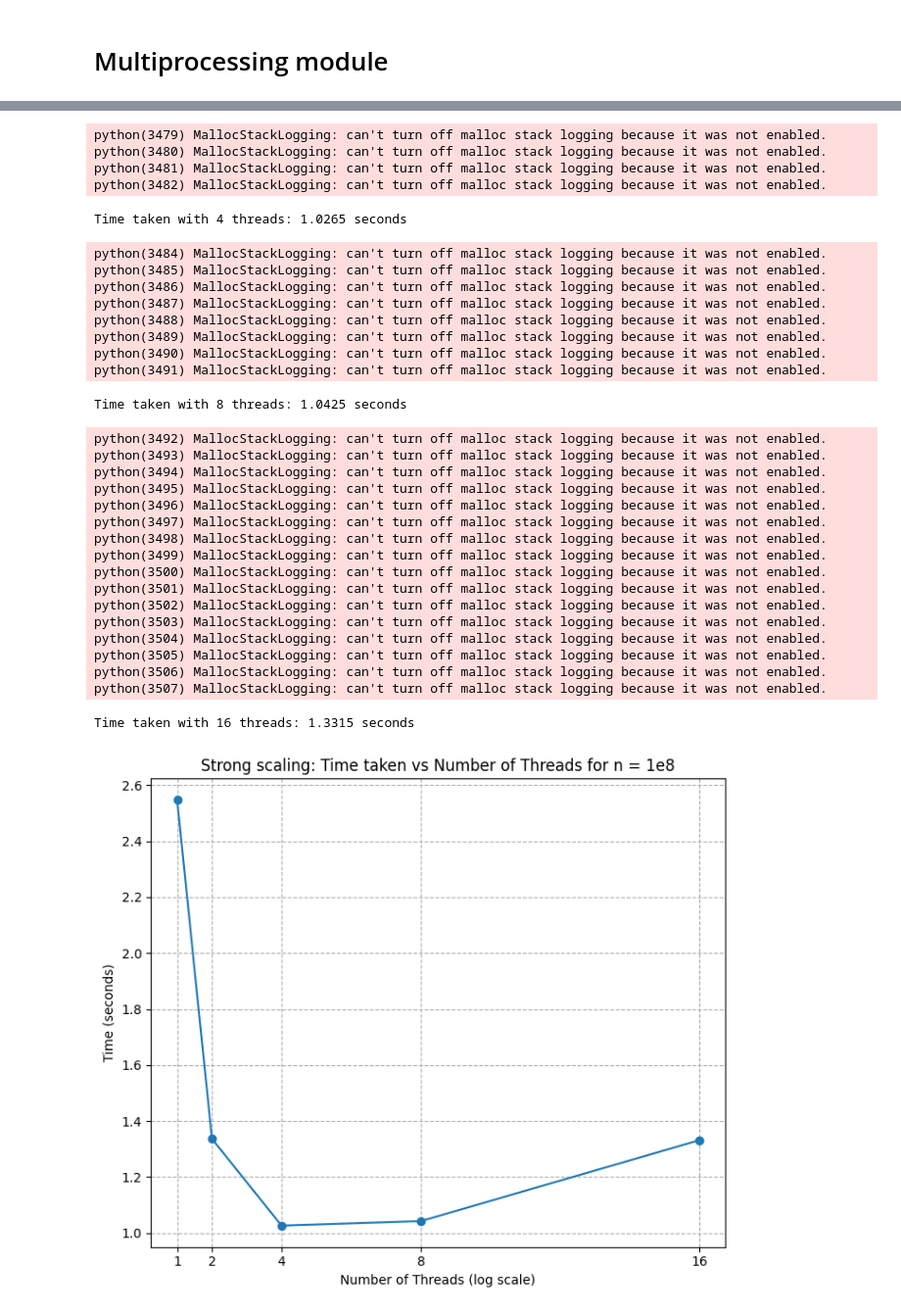
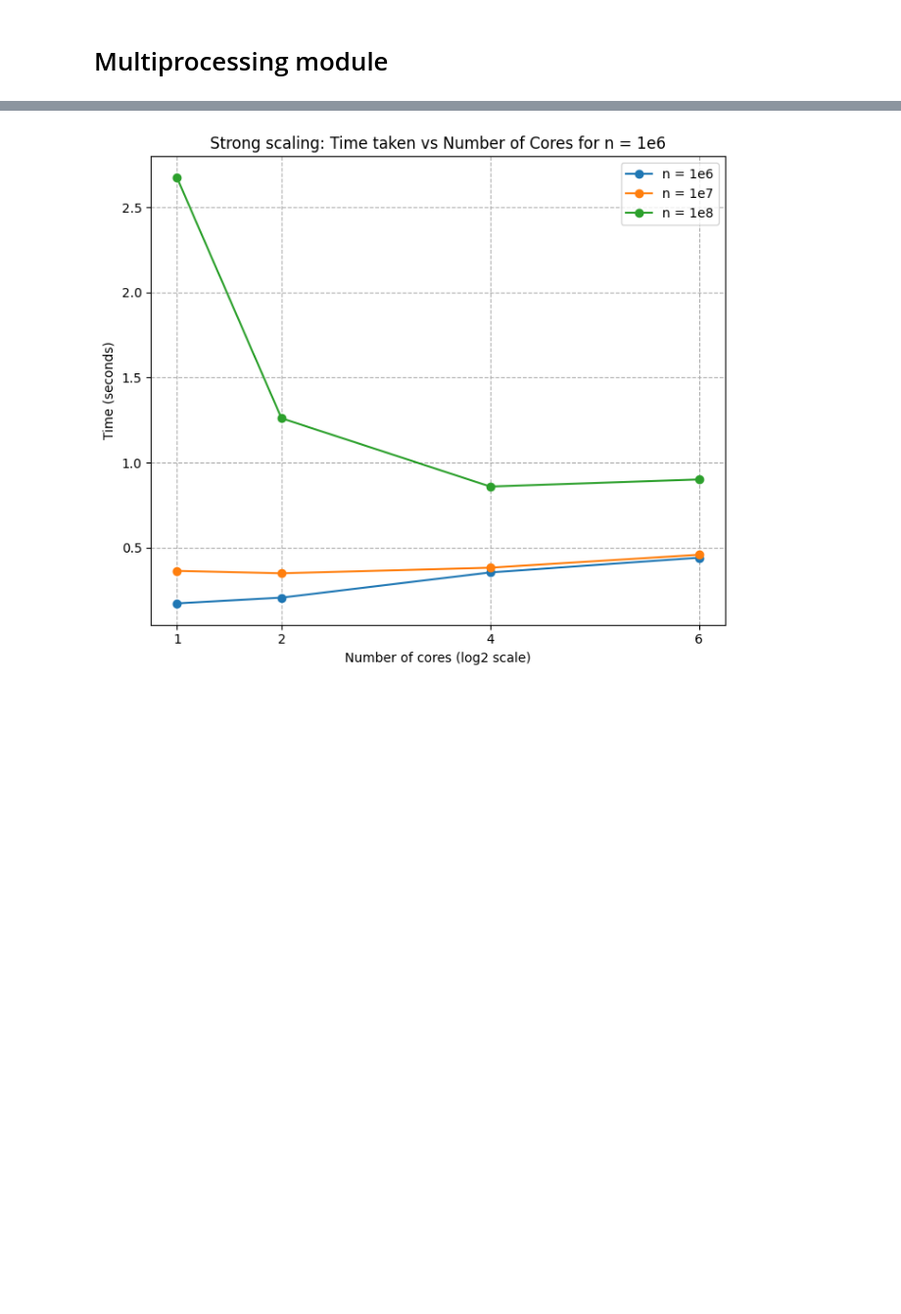
Before and after one commit to desaiamogh31/utd-hpc-course-repo, a Jupyter notebook: hw4/src/lorentz.ipynb, the cells around one changed output, grey strips where cells are left out. Shown at 98% size. Cells and saved outputs as stored; diff of their text form; code cells hidden in the pictures; blank space fills up the shorter version.

```diff
--- a/hw4/src/lorentz.ipynb
+++ b/hw4/src/lorentz.ipynb
@@ -94,27 +94,30 @@ import mp_lorentz
 import matplotlib.pyplot as plt
 
 #Strong Scaling
-n=1e8
-times=[]
-thread_counts = [1, 2, 4, 8, 16]
-for n_threads in thread_counts:
-    start_time = time.perf_counter()
-    local_counts = mp_lorentz.run_multiproc(n, n_cores=n_threads)
-    end_time = time.perf_counter()
-    thread_time =  end_time - start_time
-    times.append(thread_time)
-    print(f"Time taken with {n_threads} threads: {end_time - start_time:.4f} seconds")
+n=[1e6, 1e7, 1e8]
+repeats = 5
+thread_counts = [1, 2, 3, 4, 6]
+times = np.zeros((len(n), len(thread_counts)))
+for i, n_val in enumerate(n):
+    n_val = int(n_val)
+    local_counts = mp_lorentz.run_multiproc(n_val, n_cores=1)  # Run once to warm up
+    for j, n_threads in enumerate(thread_counts):
+        avg_time = timeit.timeit(lambda: mp_lorentz.run_multiproc(n_val, n_cores= n_threads), number =repeats )/repeats
+        times[i, j] = avg_time
+        print(f"Time taken with {n_threads} threads: {avg_time:.4f} seconds")
 
 
 #plot_histogram(local_counts)
 
 plt.figure(figsize=(7, 6))
-plt.plot(thread_counts, times, marker='o')
-plt.xlabel('Number of Threads (log scale)')
+for i, n_val in enumerate(n):
+    plt.plot(thread_counts, times[i,:], marker='o', label=f'n = 1e{int(np.log10(n_val))}')
+plt.xlabel('Number of cores (log2 scale)')
 plt.ylabel('Time (seconds)')
-plt.title(f'Strong scaling: Time taken vs Number of Threads for n = 1e{int(np.log10(n))}')
+plt.title(f'Strong scaling: Time taken vs Number of Cores for n = 1e{int(np.log10(n[0]))}')
 plt.grid(True, which="both", ls="--")
 plt.xticks(thread_counts, thread_counts)
+plt.legend()
 plt.tight_layout()
 plt.show()
 # %% [output]
@@ -127,35 +136,4 @@ Time taken with 2 threads: 1.3366 seconds
-python(3479) MallocStackLogging: can't turn off malloc stack logging because it was not enabled.
-python(3480) MallocStackLogging: can't turn off malloc stack logging because it was not enabled.
-python(3481) MallocStackLogging: can't turn off malloc stack logging because it was not enabled.
-python(3482) MallocStackLogging: can't turn off malloc stack logging because it was not enabled.
-Time taken with 4 threads: 1.0265 seconds
-python(3484) MallocStackLogging: can't turn off malloc stack logging because it was not enabled.
-python(3485) MallocStackLogging: can't turn off malloc stack logging because it was not enabled.
-python(3486) MallocStackLogging: can't turn off malloc stack logging because it was not enabled.
-python(3487) MallocStackLogging: can't turn off malloc stack logging because it was not enabled.
-python(3488) MallocStackLogging: can't turn off malloc stack logging because it was not enabled.
-python(3489) MallocStackLogging: can't turn off malloc stack logging because it was not enabled.
-python(3490) MallocStackLogging: can't turn off malloc stack logging because it was not enabled.
-python(3491) MallocStackLogging: can't turn off malloc stack logging because it was not enabled.
-Time taken with 8 threads: 1.0425 seconds
-python(3492) MallocStackLogging: can't turn off malloc stack logging because it was not enabled.
-python(3493) MallocStackLogging: can't turn off malloc stack logging because it was not enabled.
-python(3494) MallocStackLogging: can't turn off malloc stack logging because it was not enabled.
-python(3495) MallocStackLogging: can't turn off malloc stack logging because it was not enabled.
-python(3496) MallocStackLogging: can't turn off malloc stack logging because it was not enabled.
-python(3497) MallocStackLogging: can't turn off malloc stack logging because it was not enabled.
-python(3498) MallocStackLogging: can't turn off malloc stack logging because it was not enabled.
-python(3499) MallocStackLogging: can't turn off malloc stack logging because it was not enabled.
-python(3500) MallocStackLogging: can't turn off malloc stack logging because it was not enabled.
-python(3501) MallocStackLogging: can't turn off malloc stack logging because it was not enabled.
-python(3502) MallocStackLogging: can't turn off malloc stack logging because it was not enabled.
-python(3503) MallocStackLogging: can't turn off malloc stack logging because it was not enabled.
-python(3504) MallocStackLogging: can't turn off malloc stack logging because it was not enabled.
-python(3505) MallocStackLogging: can't turn off malloc stack logging because it was not enabled.
-python(3506) MallocStackLogging: can't turn off malloc stack logging because it was not enabled.
-python(3507) MallocStackLogging: can't turn off malloc stack logging because it was not enabled.
-Time taken with 16 threads: 1.3315 seconds
-[figure, old version]
+[figure, new version]
 # %%
 #Weak Scaling
 n=1e6
```
Also changed, not shown: parts of 10 cells of this notebook.
